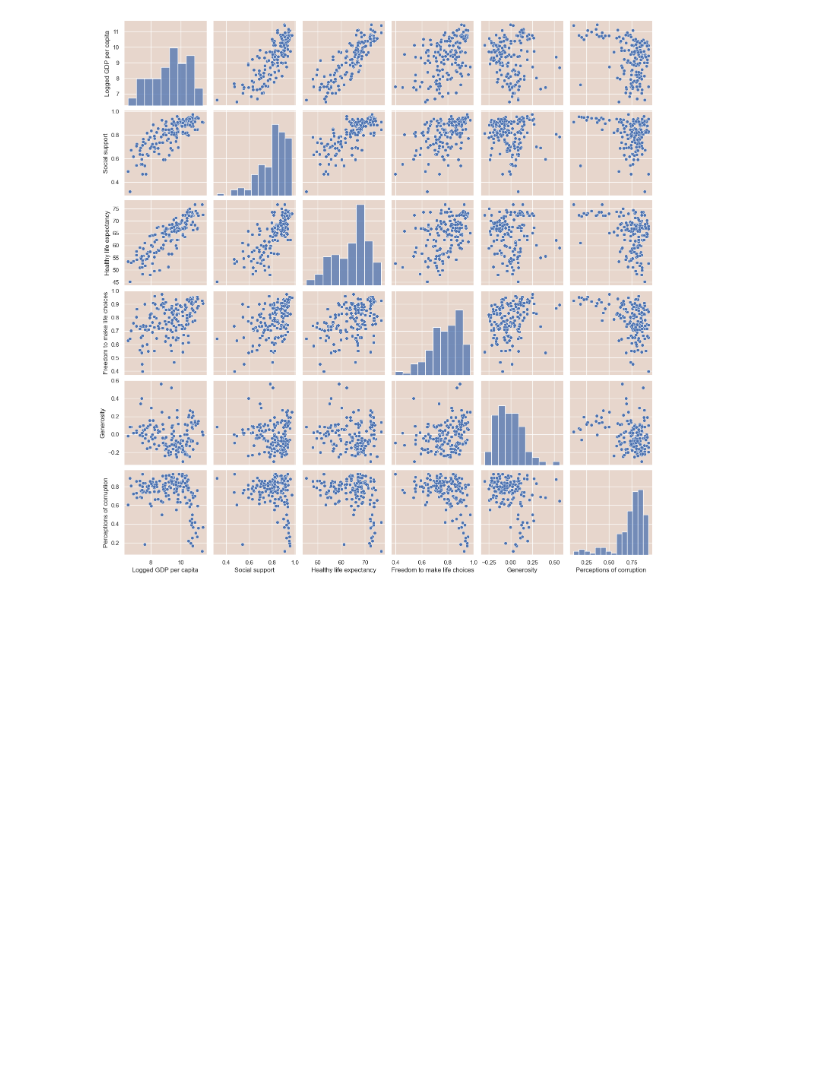
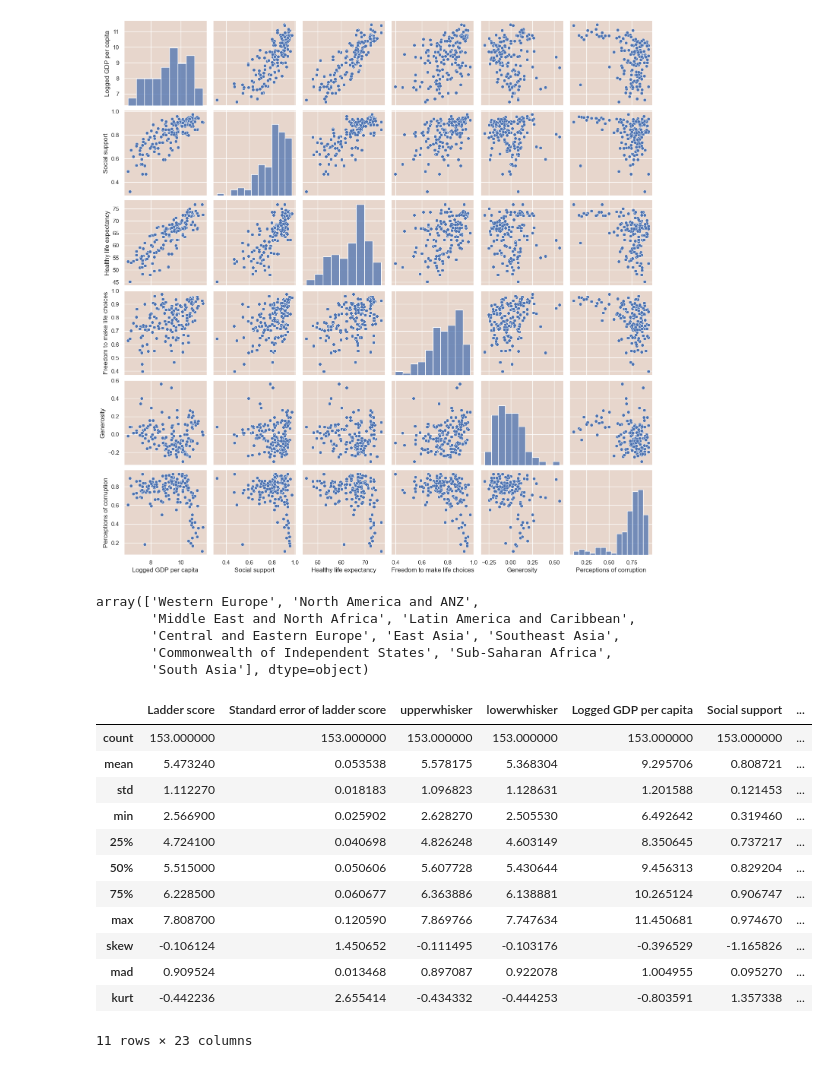
Before and after one commit to Ace-Abdul/CS216Project, a Jupyter notebook: cs216 project.ipynb, the cells around one changed output. Cells and saved outputs as stored; diff of their text form; code cells hidden in the pictures; blank space fills up the shorter version.

```diff
--- a/cs216 project.ipynb
+++ b/cs216 project.ipynb
@@ -153,3 +112,33 @@ sns.pairplot(merged_df[columns])
 # %% [output]
 <seaborn.axisgrid.PairGrid at 0x...>
 [figure]
+# %%
+merged_df["Regional indicator"].unique()
+# %% [output]
+array(['Western Europe', 'North America and ANZ',
+       'Middle East and North Africa', 'Latin America and Caribbean',
+       'Central and Eastern Europe', 'East Asia', 'Southeast Asia',
+       'Commonwealth of Independent States', 'Sub-Saharan Africa',
+       'South Asia'], dtype=object)
+# %%
+numeric_cols = merged_df.select_dtypes(include=np.number)
+numeric_cols.nunique(axis=0)
+numeric_cols.describe().apply(lambda s: s.apply(lambda x: format(x, 'f')))
+def describe(df, stats):
+    d = df.describe()
+    return d.append(df.reindex(d.columns, axis=1).agg(stats))
+describe(numeric_cols, ['skew', 'mad', 'kurt'])
+# %% [output]
+|  | Ladder score | Standard error of ladder score | upperwhisker | lowerwhisker | Logged GDP per capita | Social support | ... |
+| count | 153.000000 | 153.000000 | 153.000000 | 153.000000 | 153.000000 | 153.000000 | ... |
+| mean | 5.473240 | 0.053538 | 5.578175 | 5.368304 | 9.295706 | 0.808721 | ... |
+| std | 1.112270 | 0.018183 | 1.096823 | 1.128631 | 1.201588 | 0.121453 | ... |
+| min | 2.566900 | 0.025902 | 2.628270 | 2.505530 | 6.492642 | 0.319460 | ... |
+| 25% | 4.724100 | 0.040698 | 4.826248 | 4.603149 | 8.350645 | 0.737217 | ... |
+| 50% | 5.515000 | 0.050606 | 5.607728 | 5.430644 | 9.456313 | 0.829204 | ... |
+| 75% | 6.228500 | 0.060677 | 6.363886 | 6.138881 | 10.265124 | 0.906747 | ... |
+| max | 7.808700 | 0.120590 | 7.869766 | 7.747634 | 11.450681 | 0.974670 | ... |
+| skew | -0.106124 | 1.450652 | -0.111495 | -0.103176 | -0.396529 | -1.165826 | ... |
+| mad | 0.909524 | 0.013468 | 0.897087 | 0.922078 | 1.004955 | 0.095270 | ... |
+| kurt | -0.442236 | 2.655414 | -0.434332 | -0.444253 | -0.803591 | 1.357338 | ... |
+11 rows × 23 columns
```
Also changed, not shown: parts of 13 cells of this notebook, 1 other file.
